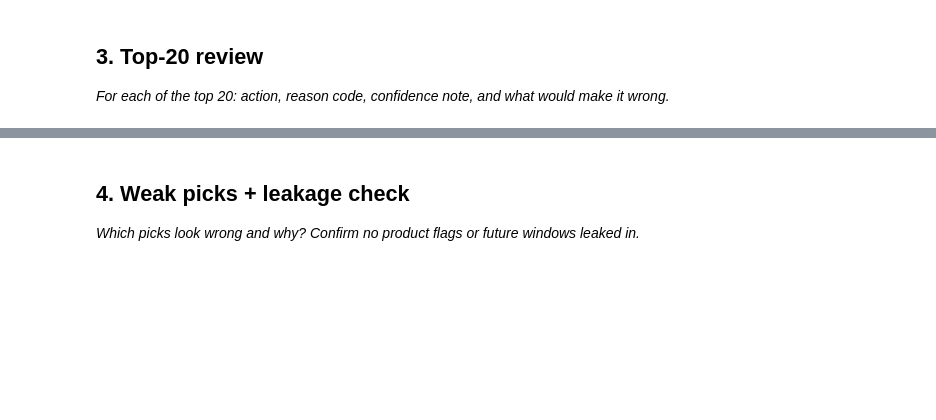
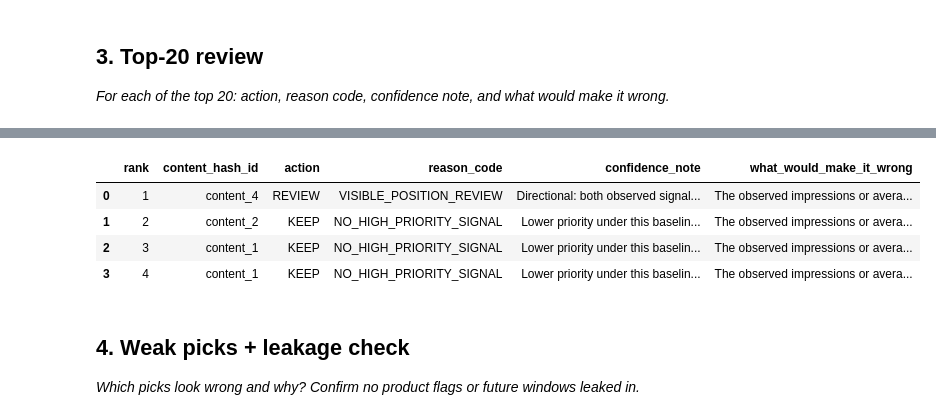
Before and after one commit to tabassumrafiq/flyrank-ml-internship, a Jupyter notebook: work/notebooks/w04_baseline_score.ipynb, the cells around one changed output, grey strips where cells are left out. Saved outputs shown, nothing was run; the diff lists cells and outputs as text; code cells hidden in the pictures; blank space fills up the shorter version.

```diff
--- a/work/notebooks/w04_baseline_score.ipynb
+++ b/work/notebooks/w04_baseline_score.ipynb
@@ -21,3 +271,29 @@ This skeleton is yours to fill. Work the sections **in order** — each one has
+# %%
+top20 = baseline_df.head(20).copy()
+
+top20["what_would_make_it_wrong"] = (
+    "The observed impressions or average position may not reflect current content "
+    "quality, search intent, competition, or another factor not represented by this rule."
+)
+
+top20_review = top20[
+    [
+        "rank",
+        "content_hash_id",
+        "action",
+        "reason_code",
+        "confidence_note",
+        "what_would_make_it_wrong"
+    ]
+].copy()
+
+display(top20_review)
+# %% [output]
+|  | rank | content_hash_id | action | reason_code | confidence_note | what_would_make_it_wrong |
+| 0 | 1 | content_4 | REVIEW | VISIBLE_POSITION_REVIEW | Directional: both observed signal... | The observed impressions or avera... |
+| 1 | 2 | content_2 | KEEP | NO_HIGH_PRIORITY_SIGNAL | Lower priority under this baselin... | The observed impressions or avera... |
+| 2 | 3 | content_1 | KEEP | NO_HIGH_PRIORITY_SIGNAL | Lower priority under this baselin... | The observed impressions or avera... |
+| 3 | 4 | content_1 | KEEP | NO_HIGH_PRIORITY_SIGNAL | Lower priority under this baselin... | The observed impressions or avera... |
 # %% [markdown]
 ## 4. Weak picks + leakage check
 
```
Also changed, not shown: parts of 15 cells of this notebook.
